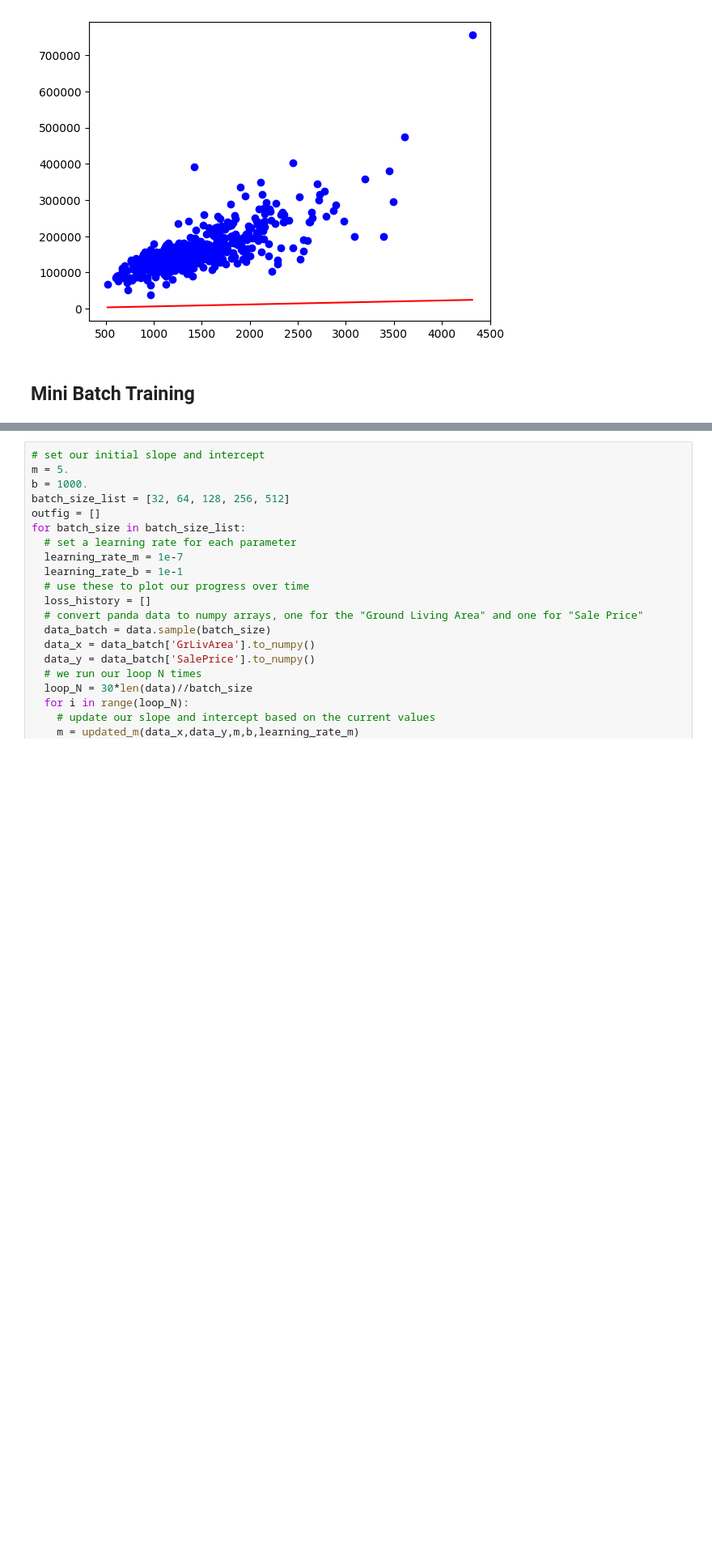
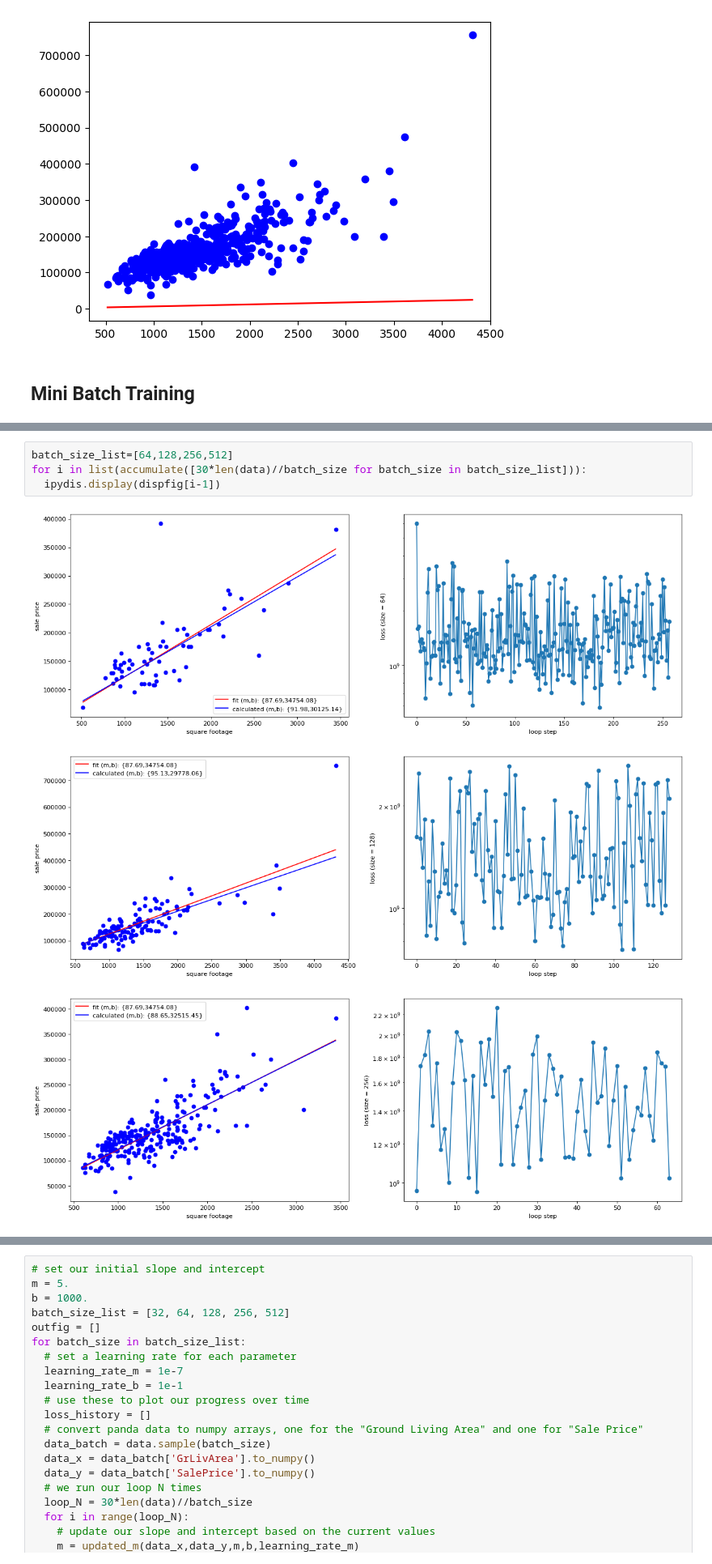
Before and after one commit to sarora39/ai-science-training-series, a Jupyter notebook: 01_intro_AI_on_Supercomputer/shikhararora_hw1.ipynb, the cells around one changed output, grey strips where cells are left out. Shown at 81% size. Saved outputs shown, nothing was run; the diff lists cells and outputs as text; blank space fills up the shorter version.

```diff
--- a/01_intro_AI_on_Supercomputer/shikhararora_hw1.ipynb
+++ b/01_intro_AI_on_Supercomputer/shikhararora_hw1.ipynb
@@ -112,0 +274,8 @@ y_i = 5.47 * x + 1000.00     previously calculated: y_i = 87.69 * x + 34754.08
+# %%
+batch_size_list=[64,128,256,512]
+for i in list(accumulate([30*len(data)//batch_size for batch_size in batch_size_list])):
+  ipydis.display(dispfig[i-1])
+# %% [output]
+[figure, added]
+[figure, added]
+[figure, added]
```
Also changed, not shown: parts of 9 cells of this notebook.
